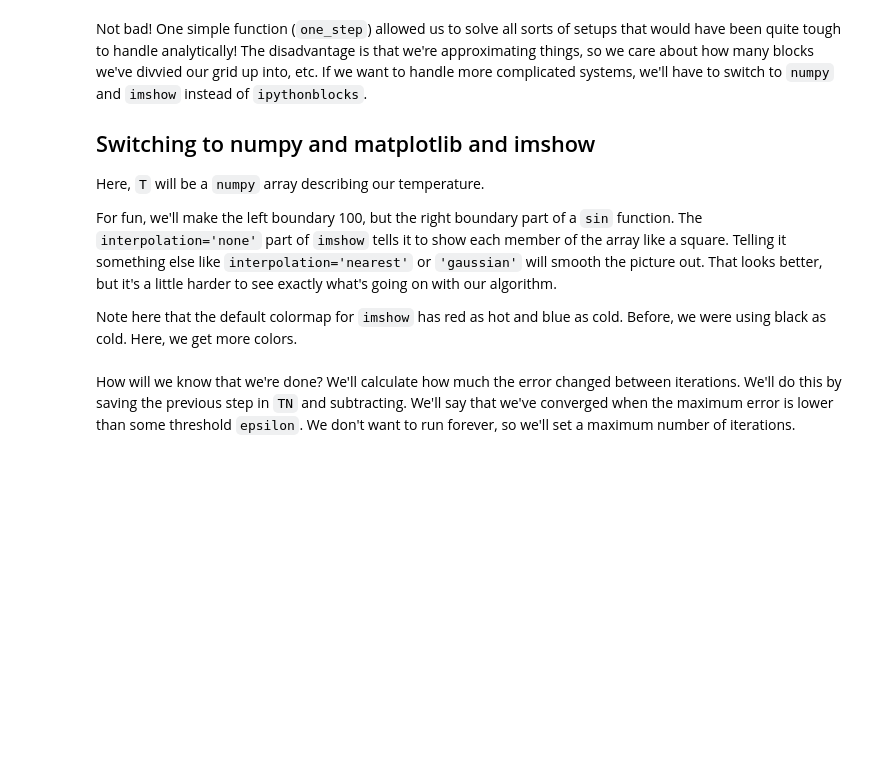
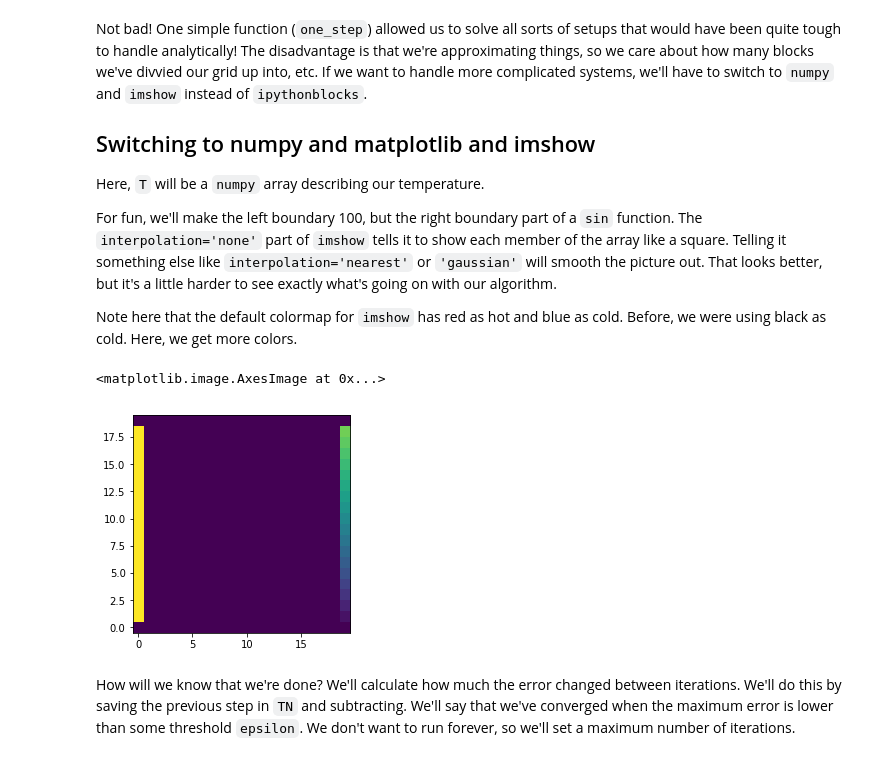
Before and after one commit to mglerner/MathematicalPhysics, a Jupyter notebook: Laplace/NumericallySolvingLaplacesEquationIn2D.ipynb, the cells around one changed output. Saved outputs shown, nothing was run; the diff lists cells and outputs as text; code cells hidden in the pictures; blank space fills up the shorter version.

```diff
--- a/Laplace/NumericallySolvingLaplacesEquationIn2D.ipynb
+++ b/Laplace/NumericallySolvingLaplacesEquationIn2D.ipynb
@@ -435,11 +435,14 @@ Note here that the default colormap for `imshow` has red as hot and blue as cold
 # %%
 nx, ny = 20,20
 T = np.zeros((nx,ny))
 T[:,0] = 100 # Left boundary
 T[:,-1] = 100*np.sin(np.arange(0,nx)/nx) # Right boundary
 T[0,:] = 0 # Top boundary
 T[-1,:] = 0 # Bottom boundary
-plt.imshow(T,interpolation='none')
+plt.imshow(T,interpolation='none',origin='lower')
+# %% [output]
+<matplotlib.image.AxesImage at 0x...>
+[figure, added]
 # %% [markdown]
 How will we know that we're done? We'll calculate how much the error changed between iterations. We'll do this by saving the previous step in `TN` and subtracting. We'll say that we've converged when the maximum error is lower than some threshold `epsilon`. We don't want to run forever, so we'll set a maximum number of iterations.
 # %%
```
Also changed, not shown: parts of 12 cells of this notebook.
